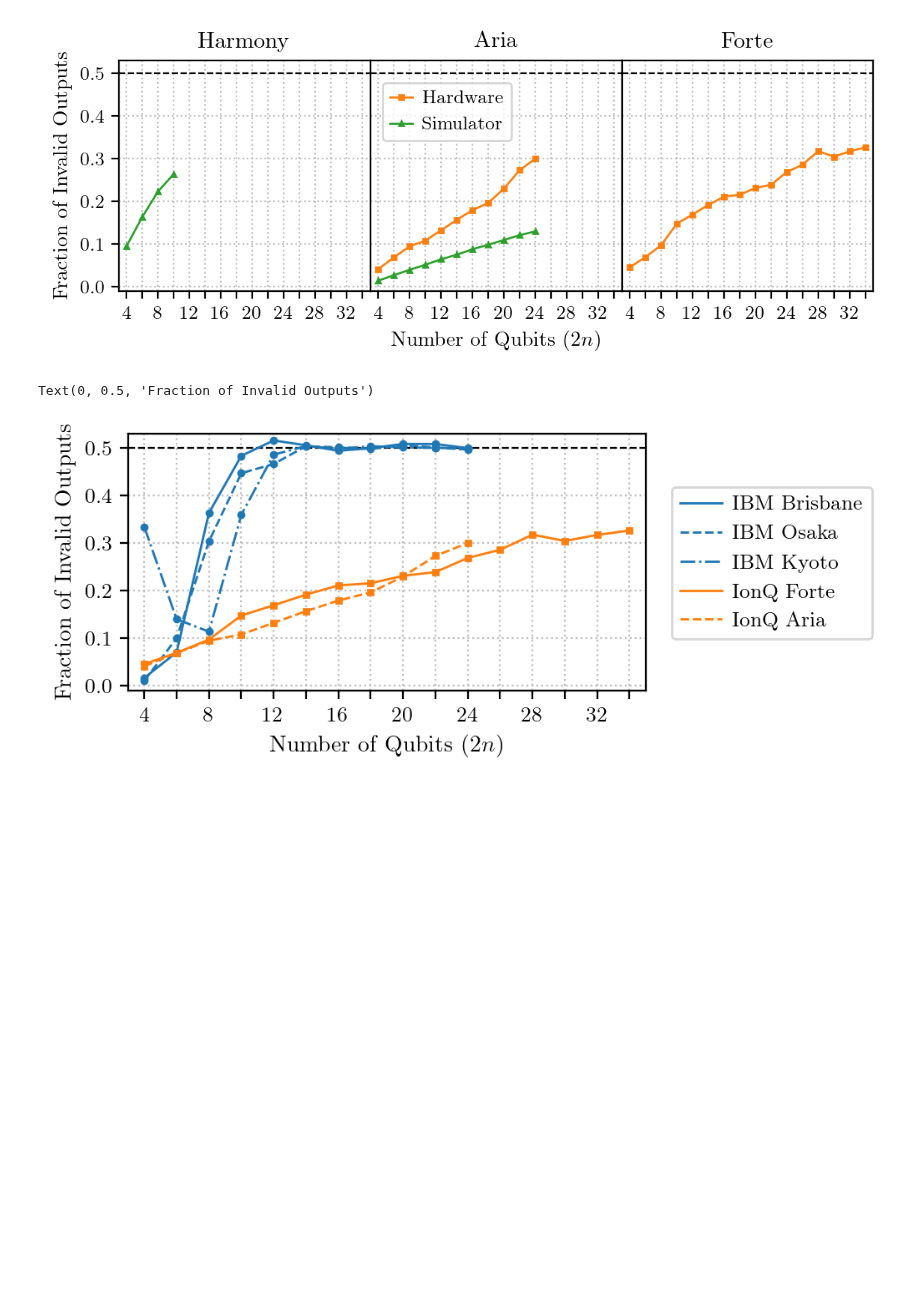
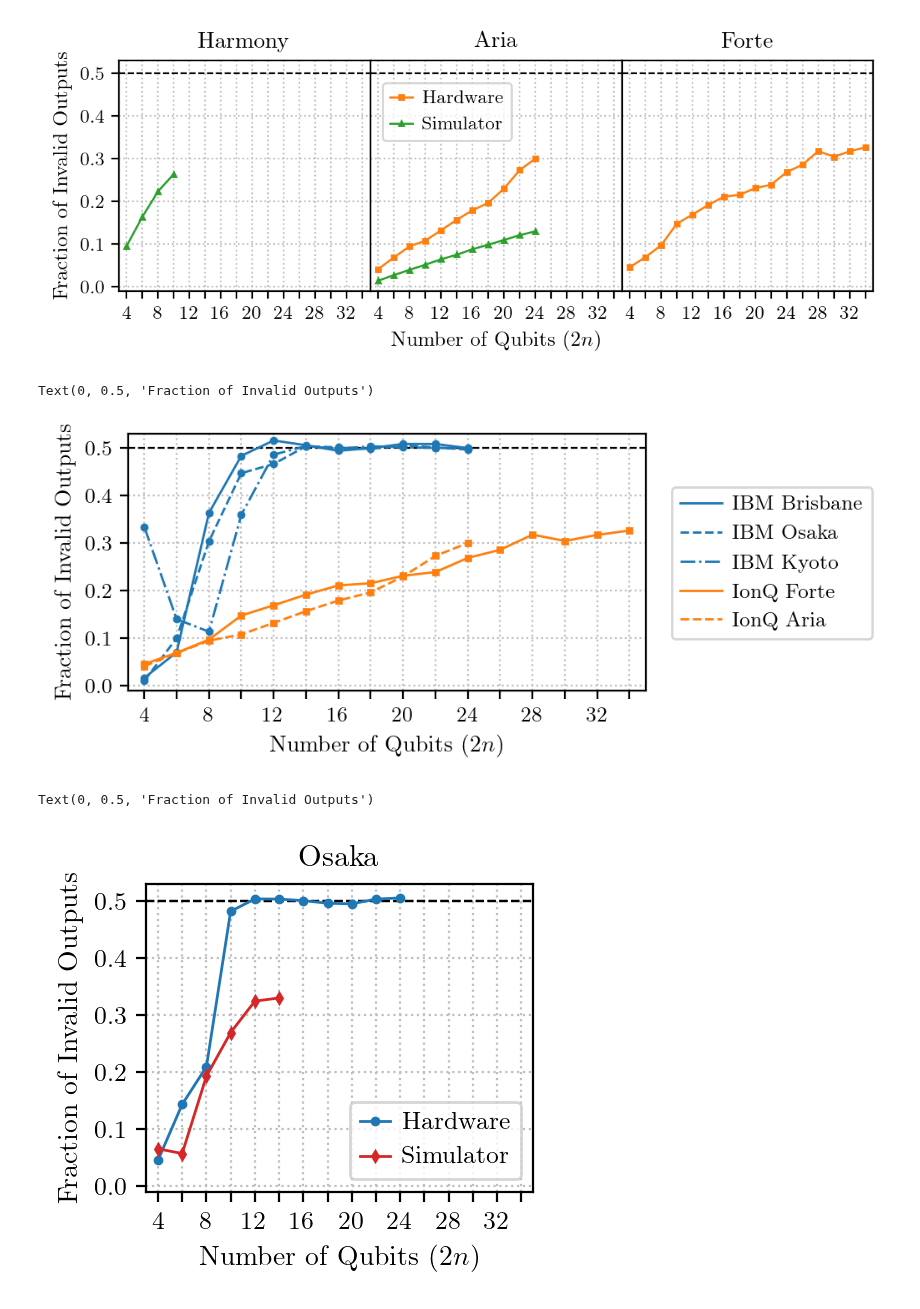
Before and after one commit to reecejrobertson/simons-algorithm, a Jupyter notebook: combinedPlotting.ipynb, the cells around one changed output. Drawn from its saved outputs; the diff is of its cells as text; code cells hidden in the pictures; blank space fills up the shorter version.

Commit message:
Updated plotting function.

```diff
--- a/combinedPlotting.ipynb
+++ b/combinedPlotting.ipynb
@@ -116,7 +121,7 @@ deviceNames = [
     'IonQ Aria',
     'IonQ Aria Simulator',
     'IonQ Forte',
-    'IonQ Harmony Simulator'
+    'IonQ Harmony Simulator',
 ]
 
 data = {}
@@ -130,3 +135,20 @@ for deviceName in deviceNames:
     shots = 8192 if not 'Forte' in deviceName else 4096
 
     data[deviceName] = getData(directory, isReversed, isProbabilityFormat, shots)
+# %%
+additionalExperiments = [
+    'IBM Osaka Post Update',
+    'IBM Osaka Simulator Post Update',
+    'IBM Osaka Simple',
+    'IBM Osaka Simulator Simple'
+]
+
+for experimentName in additionalExperiments:
+    # Define the inputs for the plotLine function.
+    directory = 'data/' + experimentName.replace(' ', '')
+    isReversed = True
+    isProbabilityFormat = False
+    shots = 8192
+    oracleType = 'simple' if ('Simple' in experimentName) else 'standard'
+
+    data[experimentName] = getData(directory, isReversed, isProbabilityFormat, shots, oracleType)
@@ -295,3 +336,46 @@ Text(0, 0.5, 'Fraction of Invalid Outputs')
 [figure]
 # %%
 fig.savefig("IBMIonQComparisonTest.pdf", format='pdf', bbox_inches='tight')
+# %%
+fig, ax = plt.subplots(ncols=1, figsize=(2.5, 2), dpi=200, sharex=True, sharey=True)
+
+fig.subplots_adjust(wspace=0)
+
+_plot_args_expt = {
+    'color': 'C0',
+    'marker': 'o',
+    'linewidth': 1,
+    'markersize': 2.5,
+    'label': 'Hardware'
+}
+
+_plot_args_sim = _plot_args_expt.copy()
+_plot_args_sim['color'] = 'C3'
+_plot_args_sim['marker'] = 'd'
+_plot_args_sim['label'] = 'Simulator'
+
+ax.set_xlim(3, 35)
+ax.set_ylim(-0.01, 0.53)
+ax.set_yticks(np.arange(0, 0.51, 0.1))
+ax.set_xticks(np.arange(4, 34+1, 2))
+
+ax.set_xticklabels([str(nq) if nq % 4 == 0 else "" for nq in range(4, 34+1, 2)])
+
+ax.grid(color='0.75', linestyle=':')
+
+ax.axhline(0.5, color='black', linestyle='--', linewidth=0.8)
+ax.grid(color='0.75', linestyle=':')
+ax.axhline(0.5, color='black', linestyle='--', linewidth=0.8)
+
+_do_plot(ax, *data['IBM Osaka Post Update'], **_plot_args_expt)
+_do_plot(ax, *data['IBM Osaka Simulator Post Update'], **_plot_args_sim)
+
+ax.legend(handletextpad=0.5, handlelength=1.2)
+
+ax.set_title("Osaka")
+
+ax.set_xlabel("Number of Qubits ($2n$)")
+ax.set_ylabel("Fraction of Invalid Outputs")
+# %% [output]
+Text(0, 0.5, 'Fraction of Invalid Outputs')
+[figure, added]
```
Also changed, not shown: parts of 5 cells of this notebook.
